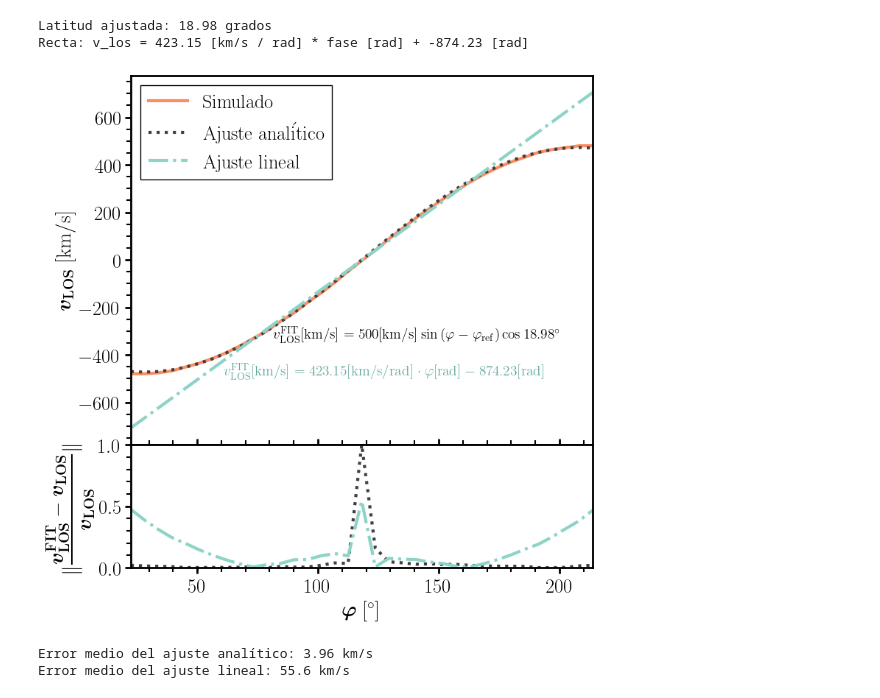
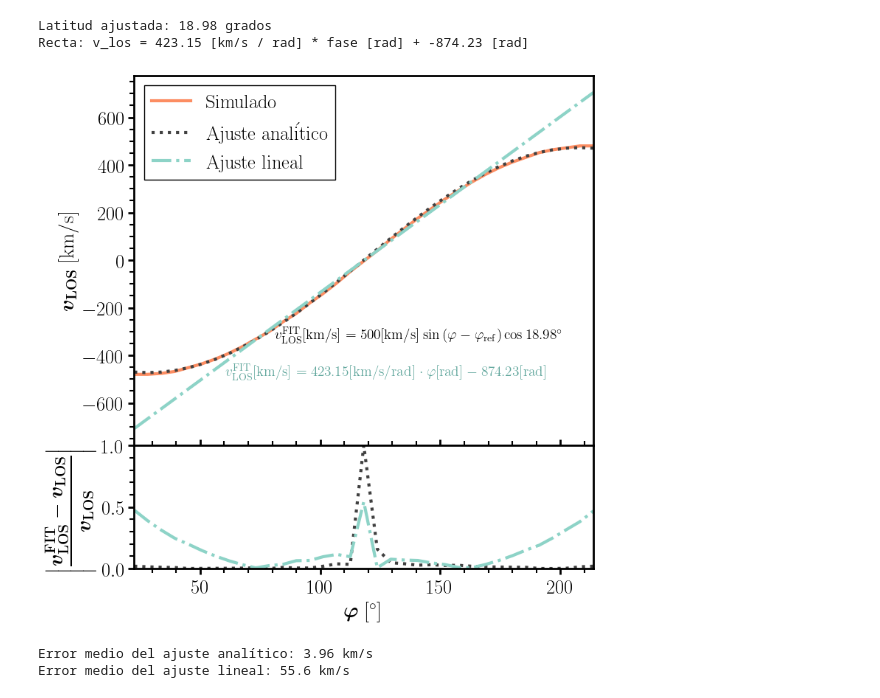
Before and after one commit to DavidMirabal/espectropolarimetria_prac2, a Jupyter notebook: analisis.ipynb, the cells around one changed output. Cells and saved outputs as stored; diff of their text form; code cells hidden in the pictures.

```diff
--- a/analisis.ipynb
+++ b/analisis.ipynb
@@ -140,35 +140,35 @@ ax[0].text(0.62, 0.30, r'$v_\mathrm{LOS}^\mathrm{FIT} \mathrm{[km/s]} = 500\math
            verticalalignment='center', horizontalalignment='center')
 ax[0].text(0.55, 0.20, r'$v_\mathrm{LOS}^\mathrm{FIT} \mathrm{[km/s]} = ' + f'{fit_rect[0]:.2f}' + r'\rm{[km/s/rad]}\cdot \varphi\rm{[rad]}' + f' {fit_rect[1]:.2f} [rad]$', transform=ax[0].transAxes, fontsize=14,
            verticalalignment='center', horizontalalignment='center', c="#5ea59b")
 
 error_analitico_abs = vlos(fase[mask]- fase[mask][17], fit[0]) - vlos_obs[idx_wv_pico][mask]
 error_lineal_abs = np.polyval(fit_rect,fase[mask]*np.pi/180) - vlos_obs[idx_wv_pico][mask]
 
 error_analitico = error_analitico_abs/vlos_obs[idx_wv_pico][mask]
 error_lineal = error_lineal_abs/vlos_obs[idx_wv_pico][mask]
 
 
 ax[1].plot(fase[mask], np.abs(error_analitico),
            c="#404040", lw=3, ls=':')
 ax[1].plot(fase[mask], np.abs(error_lineal),
            c="#8dd3c7", lw=3, ls='-.')
 
 
 ax[1].set_xlabel(r'$\boldsymbol{\varphi} \; \mathrm{[^\circ]}$')
 ax[0].set_ylabel(r'$\boldsymbol{v_\mathrm{LOS}} \; \mathrm{[km/s]}$')
-ax[1].set_ylabel(r'$\|\dfrac{\boldsymbol{v_\mathrm{LOS}^\mathrm{FIT}} - \boldsymbol{v_\mathrm{LOS}}}{\boldsymbol{v_\mathrm{LOS}}}\|$')
+ax[1].set_ylabel(r'$\left|\dfrac{\boldsymbol{v_\mathrm{LOS}^\mathrm{FIT}} - \boldsymbol{v_\mathrm{LOS}}}{\boldsymbol{v_\mathrm{LOS}}}\right|$')
 
 ax[0].tick_params(axis='x', which='both', direction='in', labelbottom=False)
 ax[0].set_xlim(fase[mask].min(), fase[mask].max())
 ax[1].set_xlim(fase[mask].min(), fase[mask].max())
 ax[1].set_ylim(0, 1)
 ax[0].legend()
 
 fig.tight_layout()
 fig.subplots_adjust(hspace=0)
 fig.savefig('figures/vlos_fase.pdf')
 # %% [output]
-[figure, old version]
+[figure, new version]
 # %%
 print(f'Error medio del ajuste analítico: {np.mean(np.abs(error_analitico_abs)):.2f} km/s')
 print(f'Error medio del ajuste lineal: {np.mean(np.abs(error_lineal_abs)):.1f} km/s')
```
Also changed, not shown: 4 other files.
